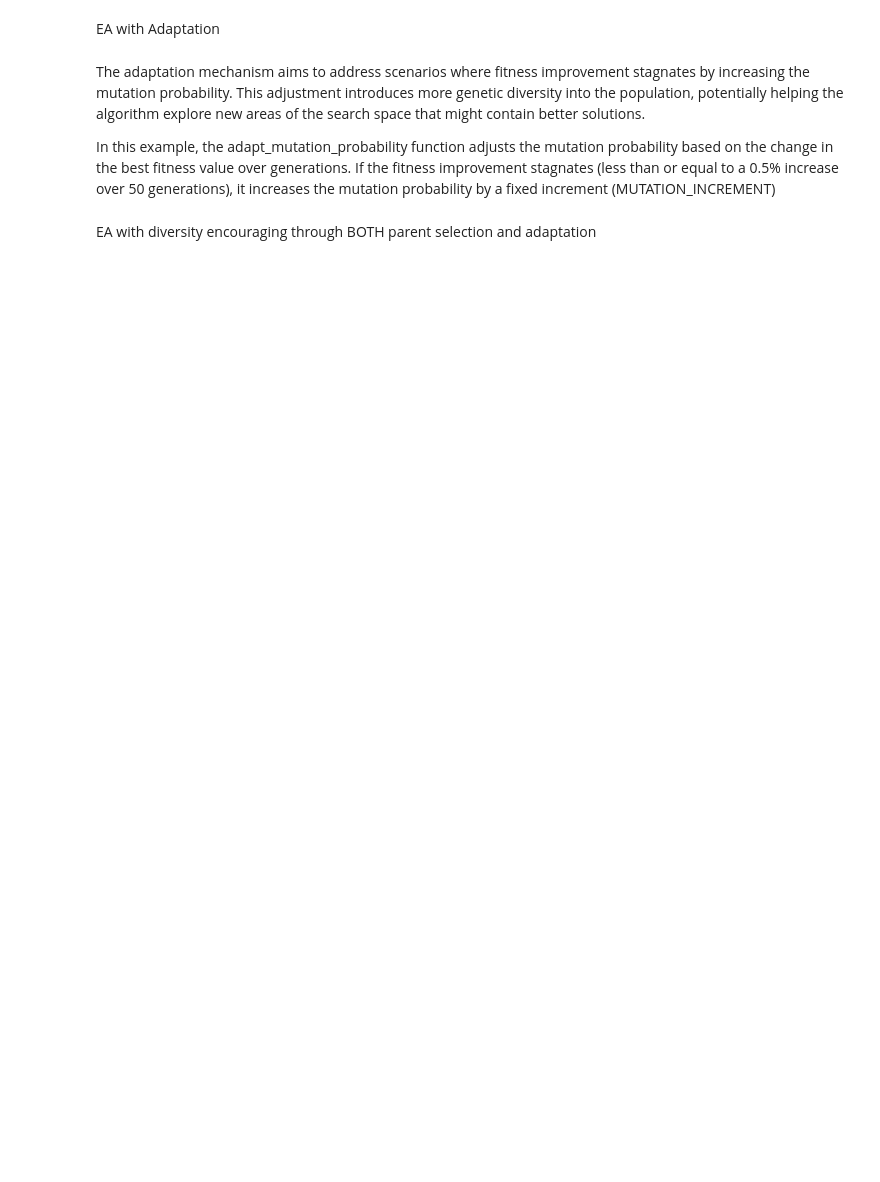
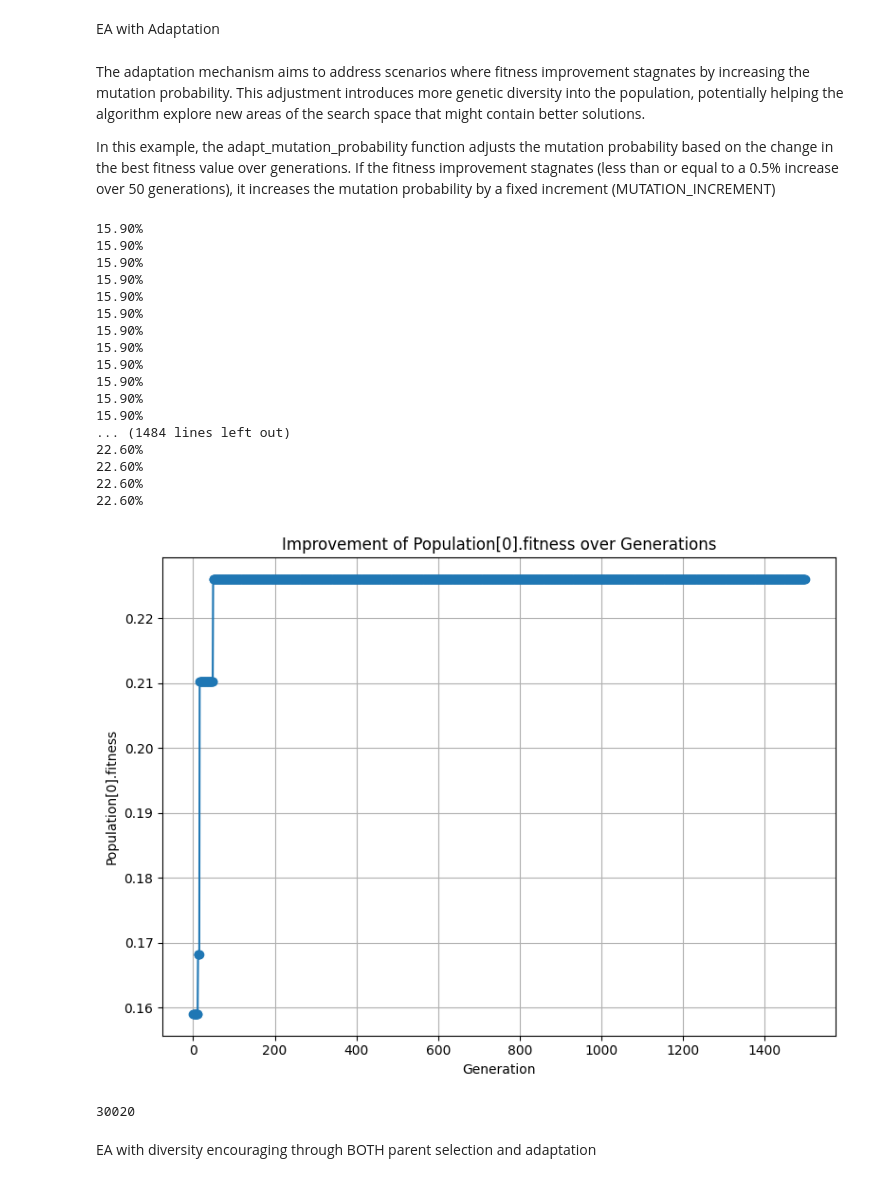
Before and after one commit to FestaShabani/Computational_Intelligence, a Jupyter notebook: Labs/Lab_09/lab9.ipynb, the cells around one changed output. Drawn from its saved outputs; the diff is of its cells as text; code cells hidden in the pictures; blank space fills up the shorter version.

```diff
--- a/Labs/Lab_09/lab9.ipynb
+++ b/Labs/Lab_09/lab9.ipynb
@@ -253,7 +296,7 @@ In this example, the adapt_mutation_probability function adjusts the mutation pr
 # %%
 fitness = lab9_lib.make_problem(10)
 
-POPULATION_SIZE = 30
+POPULATION_SIZE = 20
 OFFSPRING_SIZE = 20
 TOURNAMENT_SIZE = 3
 INITIAL_MUTATION_PROBABILITY = 0.2  # Initial mutation probability
@@ -298,7 +341,7 @@ def one_cut_xover(ind1: Individual, ind2: Individual) -> Individual:
 
 def adapt_mutation_probability(generations_passed, best_fitness, previous_best_fitness, mutation_prob):
     # Check if fitness has improved by at least 1% in the last 20 generations
-    if generations_passed >= 50 and (best_fitness - previous_best_fitness) / previous_best_fitness <= 0.005:
+    if generations_passed >= 50 and (best_fitness - previous_best_fitness) / previous_best_fitness <= 0.005:  #change to 50 and 0.005
         mutation_prob += MUTATION_INCREMENT  # Increase mutation probability by a fixed increment
     return mutation_prob
 
@@ -306,37 +349,79 @@ def adapt_mutation_probability(generations_passed, best_fitness, previous_best_f
 previous_best_fitness = population[0].fitness
 mutation_probability = INITIAL_MUTATION_PROBABILITY
 
+fitness_values = []
+generations = []
 
-for generation in range(10_000):
+for generation in range(1_500): #10_000 1_500
     offspring = list()
     for counter in range(OFFSPRING_SIZE):
         if random() < mutation_probability:
             p = select_parent(population)
             o = mutate(p, mutation_probability)
         else:
             p1 = select_parent(population)
             p2 = select_parent(population)
             o = one_cut_xover(p1, p2)
         offspring.append(o)
 
     # Calculate fitness for offspring
     for i in offspring:
         i.fitness = fitness(i.genotype)
 
     # Sort population by fitness and select the top individuals
     population.extend(offspring)
     population.sort(key=lambda i: i.fitness, reverse=True)
     population = population[:POPULATION_SIZE]
 
+
+
+
     current_best_fitness = population[0].fitness
     mutation_probability = adapt_mutation_probability(generation, current_best_fitness, previous_best_fitness, mutation_probability)
 
     # Update previous best fitness
     previous_best_fitness = current_best_fitness
 
+ # Append fitness value and generation number to the lists
+    fitness_values.append(population[0].fitness)
+    generations.append(generation)
+
     print(f"{population[0].fitness:.2%}")
+# Plotting the graph
+plt.figure(figsize=(8, 6))
+plt.plot(generations, fitness_values, marker='o', linestyle='-')
+plt.title('Improvement of Population[0].fitness over Generations')
+plt.xlabel('Generation')
+plt.ylabel('Population[0].fitness')
+plt.grid(True)
+plt.tight_layout()
+
+# Show the plot
+plt.show()
+
 print(fitness.calls)
+#reset to 0
 fitness._calls = 0
+# %% [output]
+15.90%
+15.90%
+15.90%
+15.90%
+15.90%
+15.90%
+15.90%
+15.90%
+15.90%
+15.90%
+15.90%
+15.90%
+... (1484 lines left out)
+22.60%
+22.60%
+22.60%
+22.60%
+[figure, added]
+30020
 # %% [markdown]
 EA with diversity encouraging through BOTH parent selection and adaptation
 # %%
```
Also changed, not shown: parts of 6 cells of this notebook.
